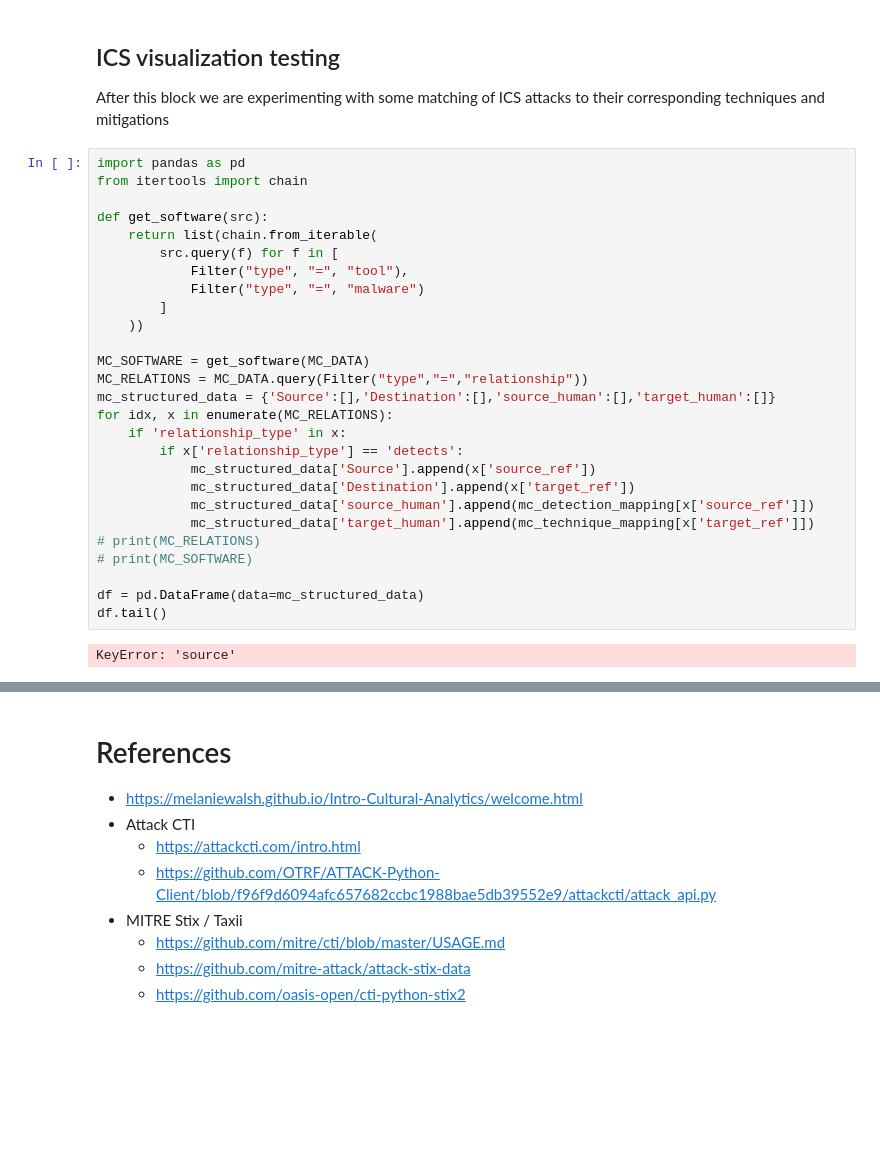
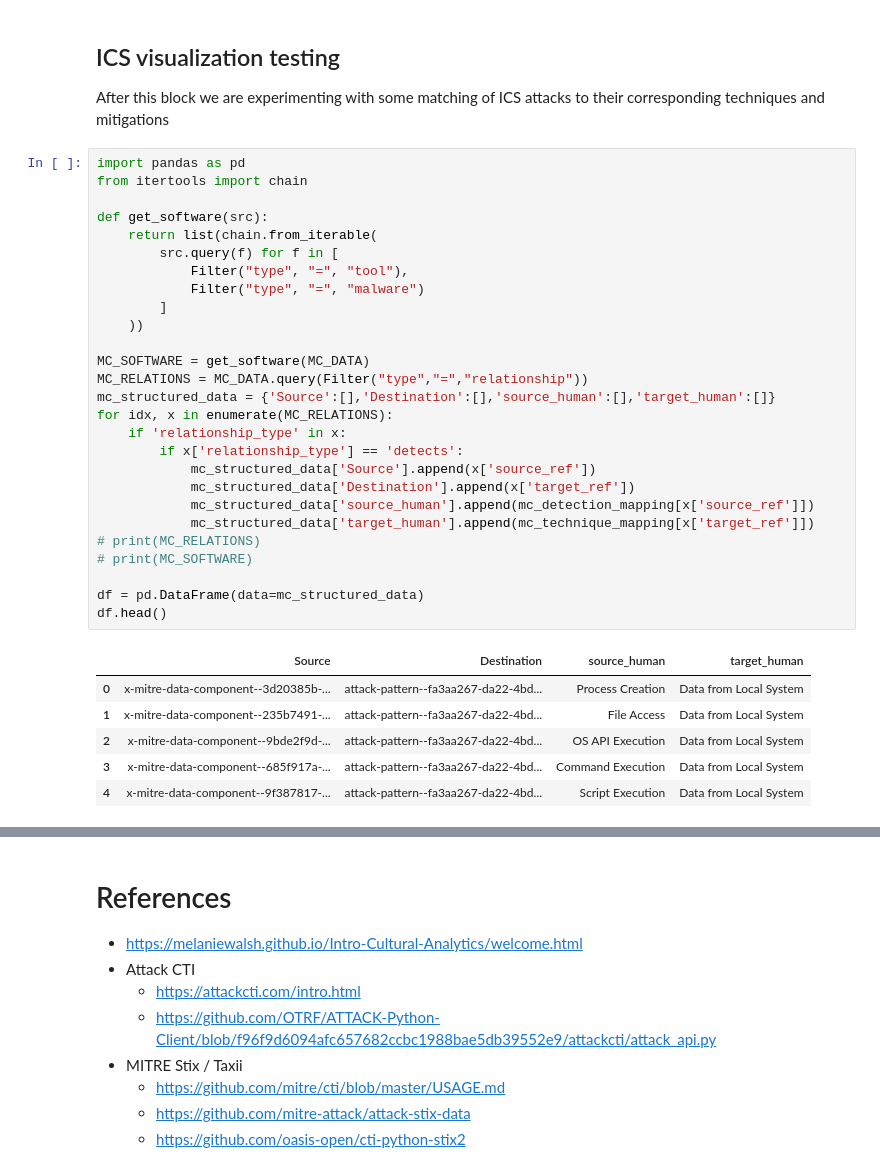
Before and after one commit to JorisRijs/mitre-visuals, a Jupyter notebook: mitre_visuals.ipynb, the cells around one changed output, grey strips where cells are left out. Drawn from its saved outputs; the diff is of its cells as text; blank space fills up the shorter version.

```diff
--- a/mitre_visuals.ipynb
+++ b/mitre_visuals.ipynb
@@ -373,29 +373,34 @@ After this block we are experimenting with some matching of ICS attacks to their
 # %%
 import pandas as pd
 from itertools import chain
 
 def get_software(src):
     return list(chain.from_iterable(
         src.query(f) for f in [
             Filter("type", "=", "tool"),
             Filter("type", "=", "malware")
         ]
     ))
 
 MC_SOFTWARE = get_software(MC_DATA)
 MC_RELATIONS = MC_DATA.query(Filter("type","=","relationship"))
 mc_structured_data = {'Source':[],'Destination':[],'source_human':[],'target_human':[]}
 for idx, x in enumerate(MC_RELATIONS):
     if 'relationship_type' in x:
         if x['relationship_type'] == 'detects':
             mc_structured_data['Source'].append(x['source_ref'])
             mc_structured_data['Destination'].append(x['target_ref'])
             mc_structured_data['source_human'].append(mc_detection_mapping[x['source_ref']])
             mc_structured_data['target_human'].append(mc_technique_mapping[x['target_ref']])
 # print(MC_RELATIONS)
 # print(MC_SOFTWARE)
 
 df = pd.DataFrame(data=mc_structured_data)
-df.tail()
+df.head()
 # %% [output]
-KeyError: 'source'
+|  | Source | Destination | source_human | target_human |
+| 0 | x-mitre-data-component--3d20385b-... | attack-pattern--fa3aa267-da22-4bd... | Process Creation | Data from Local System |
+| 1 | x-mitre-data-component--235b7491-... | attack-pattern--fa3aa267-da22-4bd... | File Access | Data from Local System |
+| 2 | x-mitre-data-component--9bde2f9d-... | attack-pattern--fa3aa267-da22-4bd... | OS API Execution | Data from Local System |
+| 3 | x-mitre-data-component--685f917a-... | attack-pattern--fa3aa267-da22-4bd... | Command Execution | Data from Local System |
+| 4 | x-mitre-data-component--9f387817-... | attack-pattern--fa3aa267-da22-4bd... | Script Execution | Data from Local System |
```
Also changed, not shown: parts of 2 cells of this notebook.
